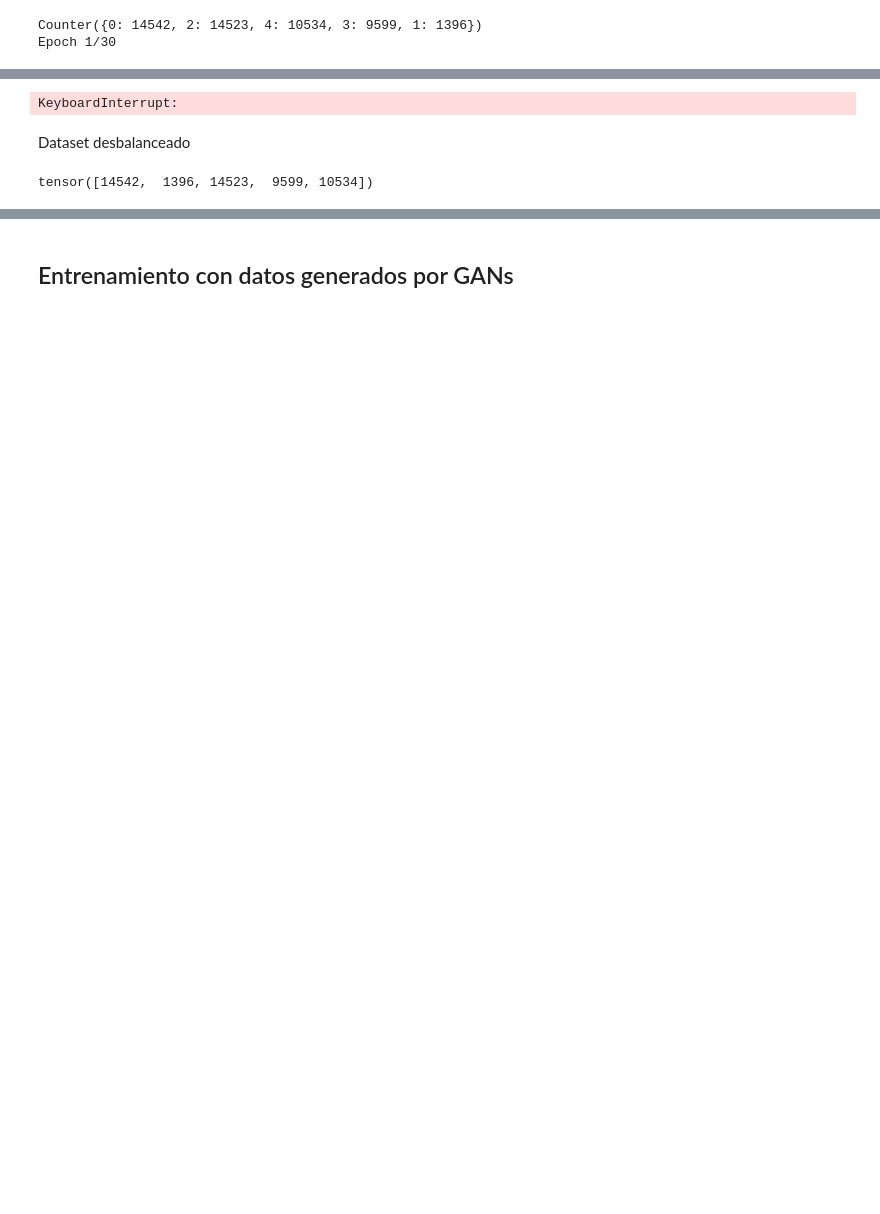
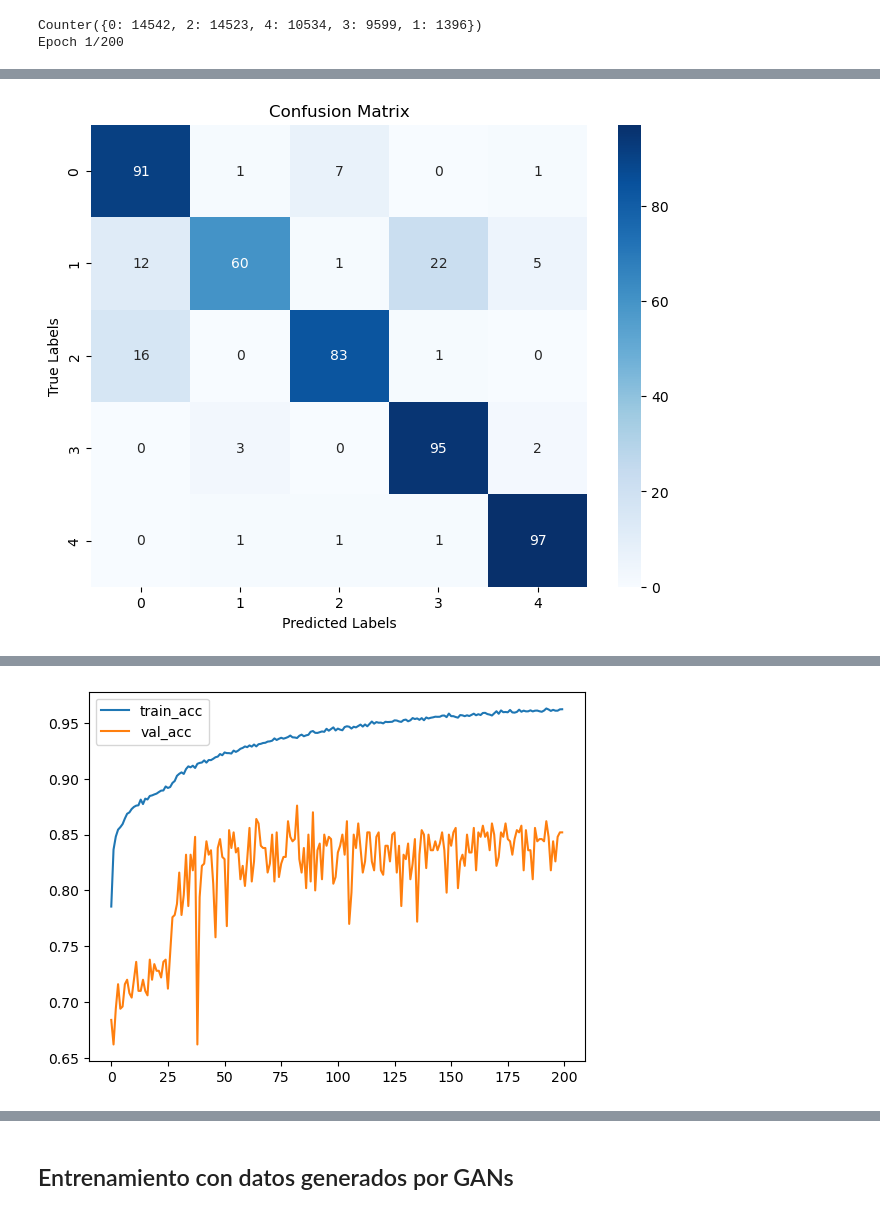
Before and after one commit to nfierroflo/Astronomical-Images-with-GANs, a Jupyter notebook: synthetic training experiments.ipynb, the cells around one changed output, grey strips where cells are left out. Saved outputs shown, nothing was run; the diff lists cells and outputs as text; code cells hidden in the pictures; blank space fills up the shorter version.

```diff
--- a/synthetic training experiments.ipynb
+++ b/synthetic training experiments.ipynb
@@ -8,7 +9,6 @@ import torch
 torch.manual_seed(0); # Set for testing purposes, please do not change!
 # %%
-from collections import Counter
-
+epochs=200
 train_loader,val_loader=get_training_loaders(batch_size=32,file_name="stamp_dataset_28.pkl",label_as_strings=False,with_labels=True)
 labels = train_loader.dataset.labels
 
@@ -19,7 +19,7 @@ class_counts = Counter(labels)
 print(class_counts)
 
 #Training
-curves=trainer(train_loader,val_loader,epochs=30)
+curves=trainer(train_loader,val_loader,epochs=epochs)
 # %% [output]
 Counter({0: 14542, 2: 14523, 4: 10534, 3: 9599, 1: 1396})
-Epoch 1/30
+Epoch 1/200
@@ -42,0 +43 @@ Epoch 2/30
+[figure, added]
@@ -88,9 +46 @@ Iteration 5800 - Batch 1054/1582 - Train loss: 1.0546951648748317, Train acc: 0.
-KeyboardInterrupt:
+[figure, added]
-# %% [markdown]
-Dataset desbalanceado
-# %%
-train_loader,val_loader=get_training_loaders(batch_size=32,file_name="stamp_dataset_only_images_63.pkl",label_as_strings=True)
-labels = train_loader.dataset.labels.to(torch.int)
-torch.bincount(labels)
-# %% [output]
-tensor([14542,  1396, 14523,  9599, 10534])
```
Also changed, not shown: parts of 16 cells of this notebook, 3 other files.
